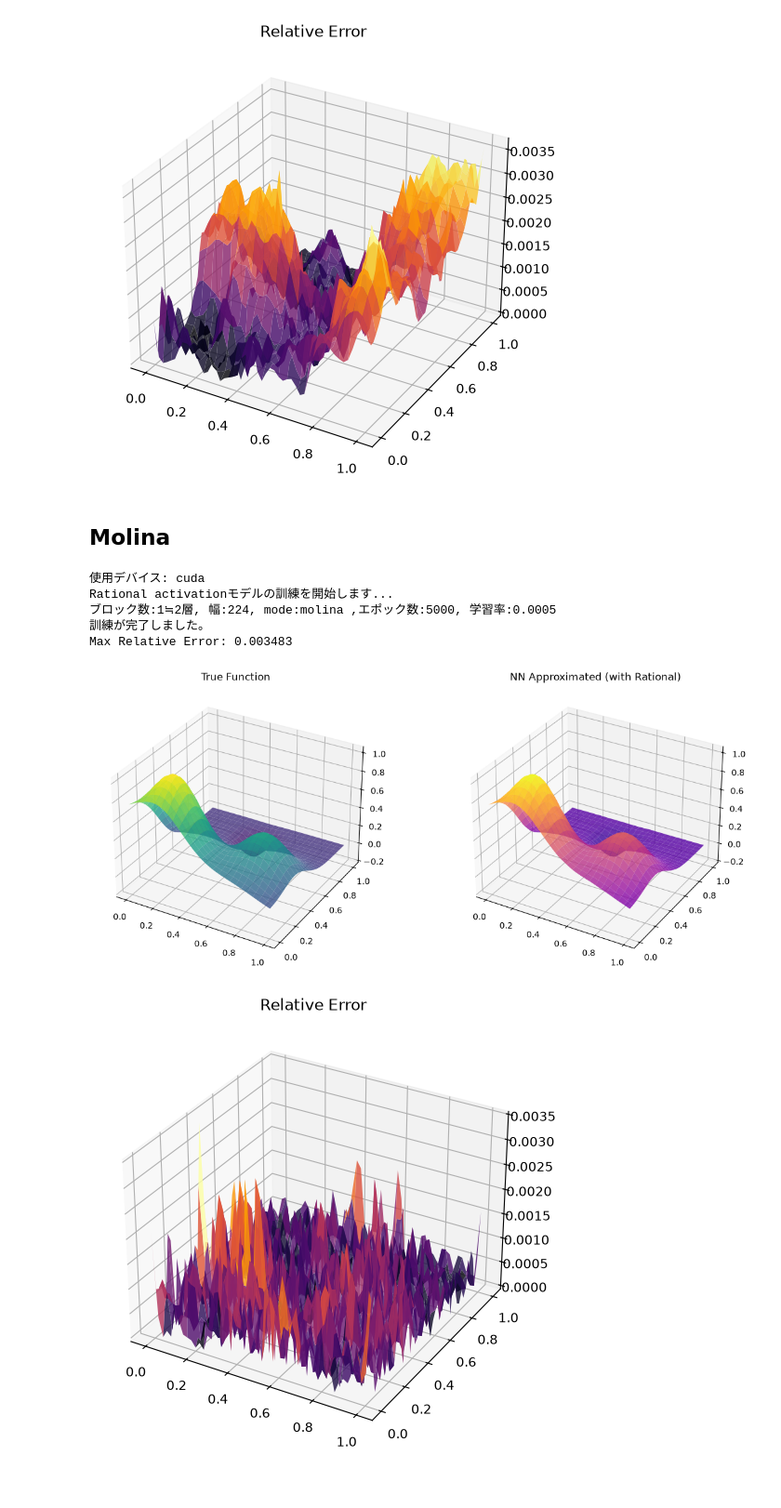
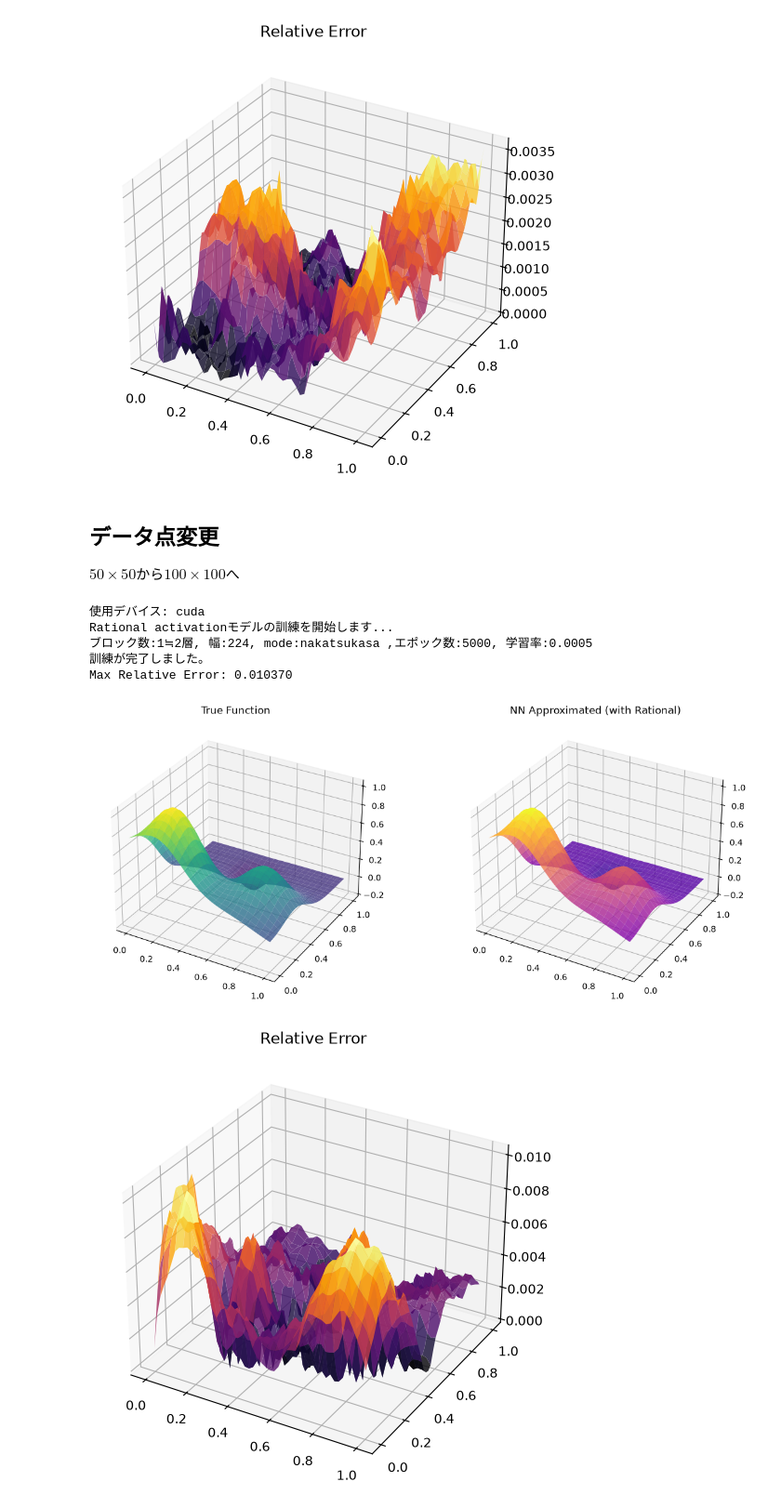
Before and after one commit to okina850/chinoizumi, a Jupyter notebook: rational_activation/shallow_wide.ipynb, the cells around one changed output. Shown at 93% size. Saved outputs shown, nothing was run; the diff lists cells and outputs as text; code cells hidden in the pictures.

```diff
--- a/rational_activation/shallow_wide.ipynb
+++ b/rational_activation/shallow_wide.ipynb
@@ -1526,7 +1526,8 @@ Max Relative Error: 0.003659
 [figure]
 [figure]
 # %% [markdown]
-## Molina
+## データ点変更
+$50 \times 50$から$100 \times 100$へ
 # %%
 import numpy as np
 import torch
@@ -1554,7 +1555,7 @@ def franke_function(x, y):
 f = franke_function
 
 # 2. データ生成
-grid_size = 50
+grid_size = 100
 x_coord = np.linspace(0, 1, grid_size)
 y_coord = np.linspace(0, 1, grid_size)
 X_mesh, Y_mesh = np.meshgrid(x_coord, y_coord)
@@ -1675,7 +1676,7 @@ class Rational_Deep_ResNet(nn.Module):
 
 num_blocks = 1
 width = 224
-mode = "molina"
+mode = "nakatsukasa"
 num_epoch = 5000
 lr = 0.0005
 # 実行時にブロック数を指定（10ブロック ≒ 約20層）
@@ -1710,33 +1711,33 @@ x_eval = np.linspace(0, 1, n_eval)
 y_eval = np.linspace(0, 1, n_eval)
 X_eval, Y_eval = np.meshgrid(x_eval, y_eval, indexing='ij')
 f_eval = f(X_eval, Y_eval)
 f_eval_approx = f_approx(X_eval, Y_eval)
 
 abs_err = np.abs(f_eval - f_eval_approx)
 rel_err = abs_err / np.max(np.abs(f_eval))
 print(f"Max Relative Error: {np.max(rel_err):.6f}")
 
 # 6. 可視化
 fig = plt.figure(figsize=(14, 6))
 ax1 = fig.add_subplot(1, 2, 1, projection='3d')
 ax1.plot_surface(X_eval, Y_eval, f_eval, cmap='viridis', alpha=0.8)
 ax1.set_title("True Function")
 
 ax2 = fig.add_subplot(1, 2, 2, projection='3d')
 ax2.plot_surface(X_eval, Y_eval, f_eval_approx, cmap='plasma', alpha=0.8)
 ax2.set_title("NN Approximated (with Rational)")
 
 fig_err = plt.figure(figsize=(7, 6))
 ax3 = fig_err.add_subplot(1, 1, 1, projection='3d')
 ax3.plot_surface(X_eval, Y_eval, rel_err, cmap='inferno', alpha=0.8)
 ax3.set_title("Relative Error")
 
 plt.show()
 # %% [output]
 使用デバイス: cuda
 Rational activationモデルの訓練を開始します...
-ブロック数:1≒2層, 幅:224, mode:molina ,エポック数:5000, 学習率:0.0005
+ブロック数:1≒2層, 幅:224, mode:nakatsukasa ,エポック数:5000, 学習率:0.0005
 訓練が完了しました。
-Max Relative Error: 0.003483
+Max Relative Error: 0.010370
 [figure]
-[figure, old version]
+[figure, new version]
```
